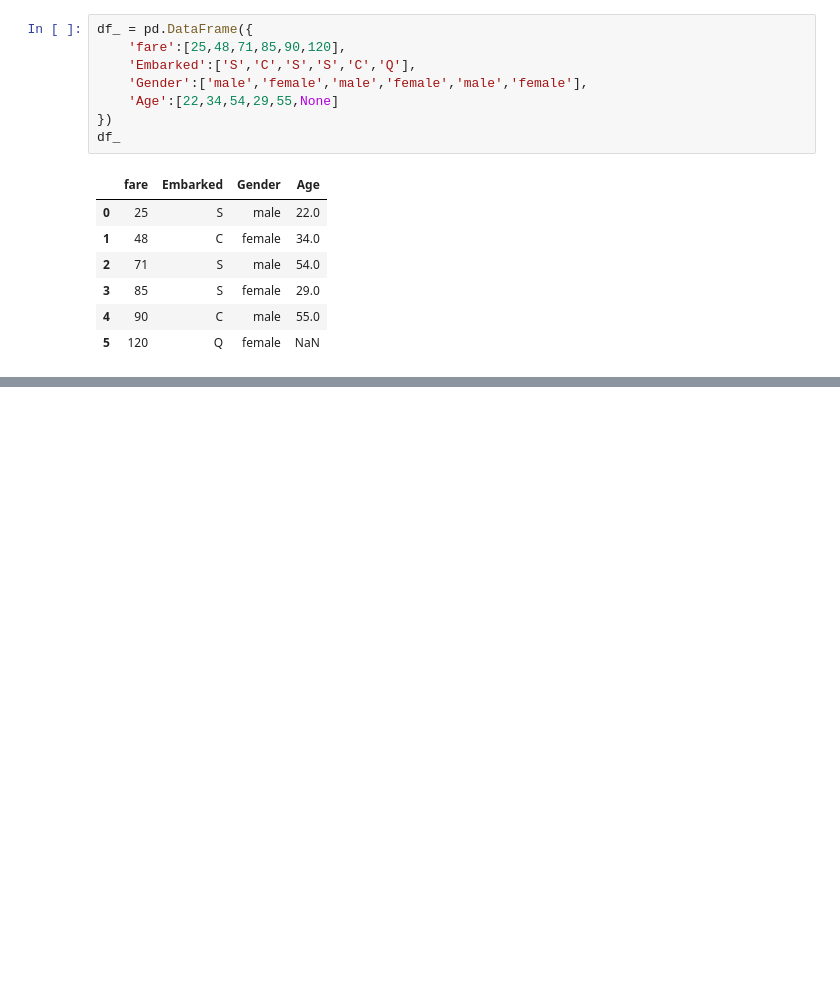
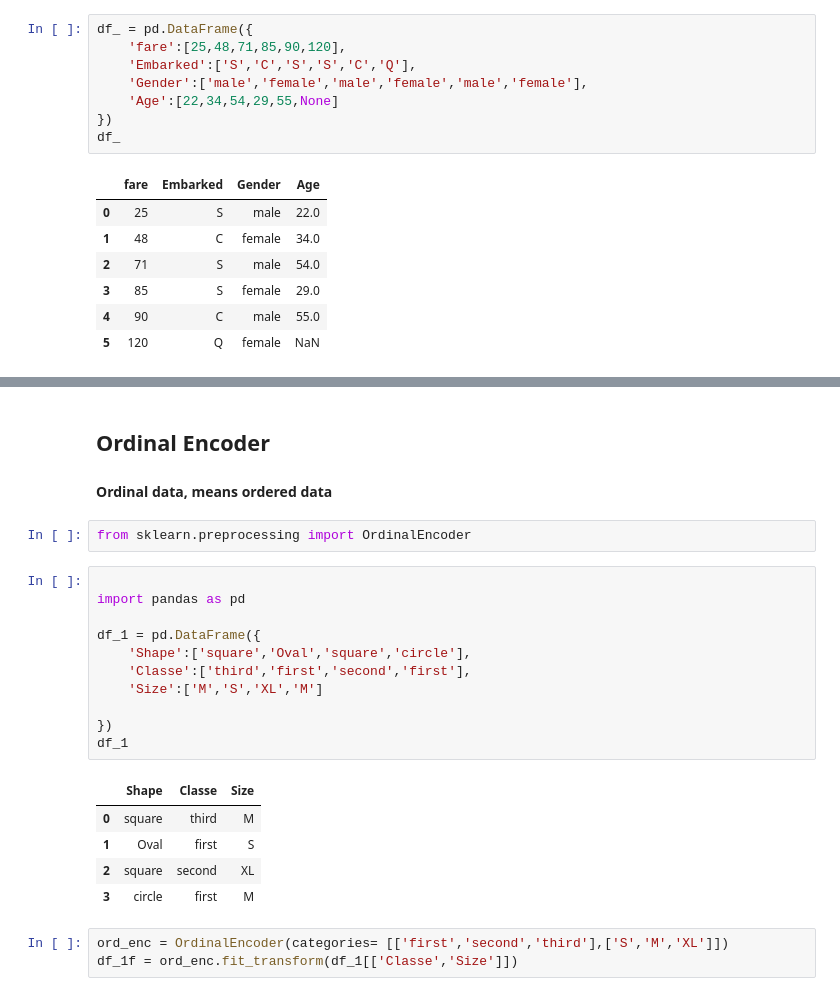
Before and after one commit to olivierla412/data_train_live_classes, a Jupyter notebook: Imputer_Encoder/imputer_encoder1.ipynb, the cells around one changed output, grey strips where cells are left out. Drawn from its saved outputs; the diff is of its cells as text; blank space fills up the shorter version.

```diff
--- a/Imputer_Encoder/imputer_encoder1.ipynb
+++ b/Imputer_Encoder/imputer_encoder1.ipynb
@@ -119,0 +131,26 @@ array([[  0. ,   0. ,   1. ,   0. ,   1. ,  22. ,  25. ],
+# %% [markdown]
+## Ordinal Encoder
+
+#### Ordinal data, means ordered data
+# %%
+from sklearn.preprocessing import OrdinalEncoder
+# %%
+
+import pandas as pd
+
+df_1 = pd.DataFrame({
+    'Shape':['square','Oval','square','circle'],
+    'Classe':['third','first','second','first'],
+    'Size':['M','S','XL','M']
+
+})
+df_1
+# %% [output]
+|  | Shape | Classe | Size |
+| 0 | square | third | M |
+| 1 | Oval | first | S |
+| 2 | square | second | XL |
+| 3 | circle | first | M |
+# %%
+ord_enc = OrdinalEncoder(categories= [['first','second','third'],['S','M','XL']])
+df_1f = ord_enc.fit_transform(df_1[['Classe','Size']])
```
Also changed, not shown: parts of 29 cells of this notebook.
